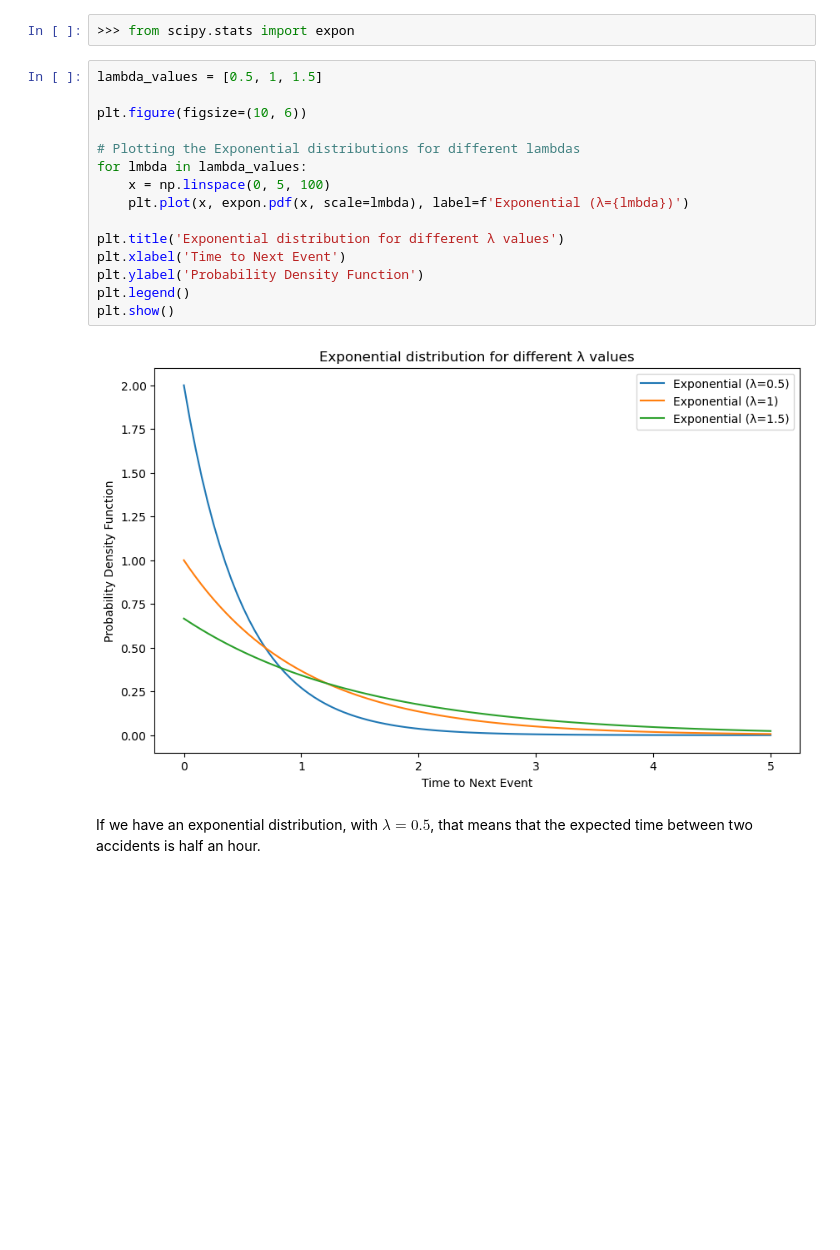
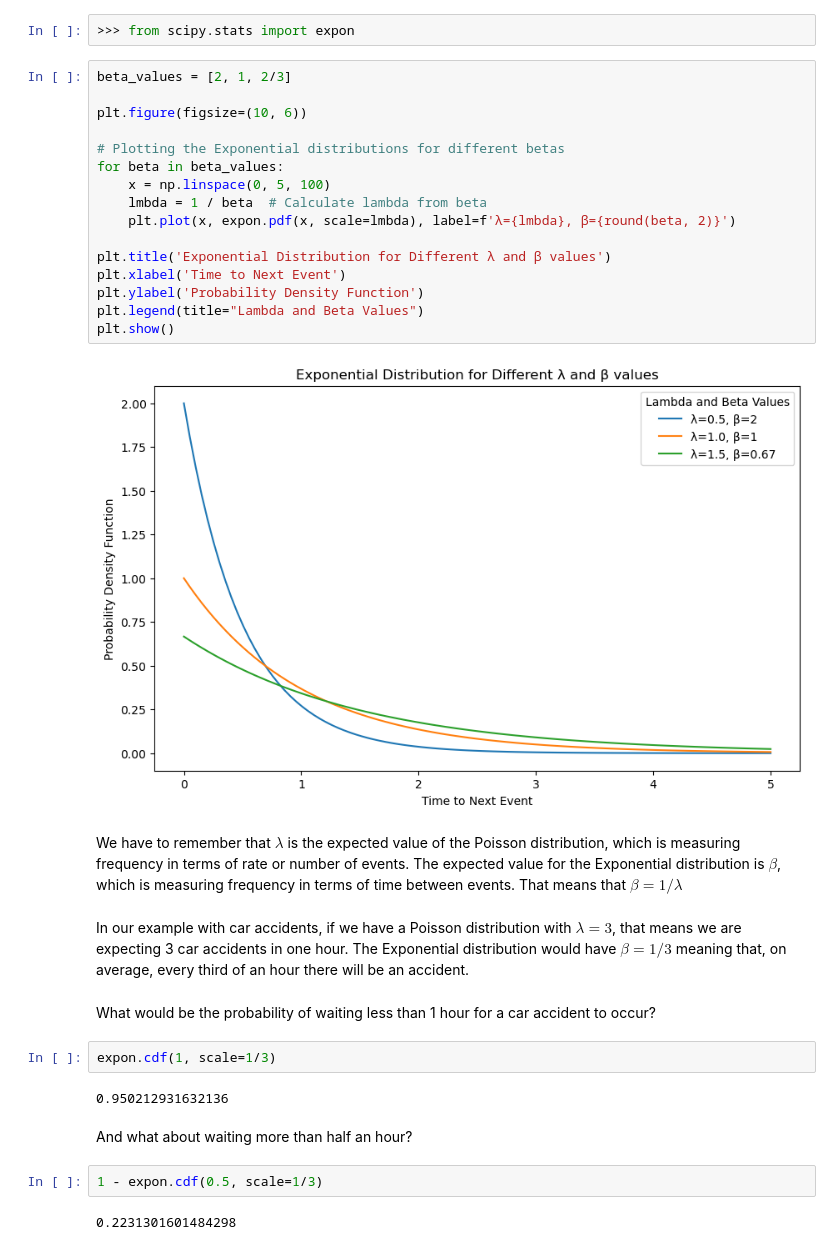
Before and after one commit to estcab00/statistics-python, a Jupyter notebook: Session 2/Introductory Statistics in Python - Session 2.ipynb, the cells around one changed output. Saved outputs shown, nothing was run; the diff lists cells and outputs as text; blank space fills up the shorter version.

```diff
--- a/Session 2/Introductory Statistics in Python - Session 2.ipynb
+++ b/Session 2/Introductory Statistics in Python - Session 2.ipynb
@@ -306,21 +308,36 @@ Some examples of Exponential distributions is the probability of less than thirt
 # %%
 >>> from scipy.stats import expon
-# %%
-lambda_values = [0.5, 1, 1.5]
-
-plt.figure(figsize=(10, 6))
-
-# Plotting the Exponential distributions for different lambdas
-for lmbda in lambda_values:
-    x = np.linspace(0, 5, 100)
-    plt.plot(x, expon.pdf(x, scale=lmbda), label=f'Exponential (λ={lmbda})')
-
-plt.title('Exponential distribution for different λ values')
-plt.xlabel('Time to Next Event')
-plt.ylabel('Probability Density Function')
-plt.legend()
-plt.show()
-# %% [output]
-[figure, removed]
+# %%
+beta_values = [2, 1, 2/3]
+
+plt.figure(figsize=(10, 6))
+
+# Plotting the Exponential distributions for different betas
+for beta in beta_values:
+    x = np.linspace(0, 5, 100)
+    lmbda = 1 / beta  # Calculate lambda from beta
+    plt.plot(x, expon.pdf(x, scale=lmbda), label=f'λ={lmbda}, β={round(beta, 2)}')
+
+plt.title('Exponential Distribution for Different λ and β values')
+plt.xlabel('Time to Next Event')
+plt.ylabel('Probability Density Function')
+plt.legend(title="Lambda and Beta Values")
+plt.show()
+# %% [output]
+[figure, added]
+# %% [markdown]
+We have to remember that $\lambda$ is the expected value of the Poisson distribution, which is measuring frequency in terms of rate or number of events. The expected value for the Exponential distribution is $\beta$, which is measuring frequency in terms of time between events. That means that $\beta = 1/\lambda$
 # %% [markdown]
-If we have an exponential distribution, with $\lambda = 0.5$, that means that the expected time between two accidents is half an hour.
+In our example with car accidents, if we have a Poisson distribution with $\lambda = 3$, that means we are expecting 3 car accidents in one hour. The Exponential distribution would have $\beta=1/3$ meaning that, on average, every third of an hour there will be an accident.
+# %% [markdown]
+What would be the probability of waiting less than 1 hour for a car accident to occur?
+# %%
+expon.cdf(1, scale=1/3)
+# %% [output]
+0.950212931632136
+# %% [markdown]
+And what about waiting more than half an hour?
+# %%
+1 - expon.cdf(0.5, scale=1/3)
+# %% [output]
+0.2231301601484298
```
Also changed, not shown: parts of 66 cells of this notebook, 10 other files.
